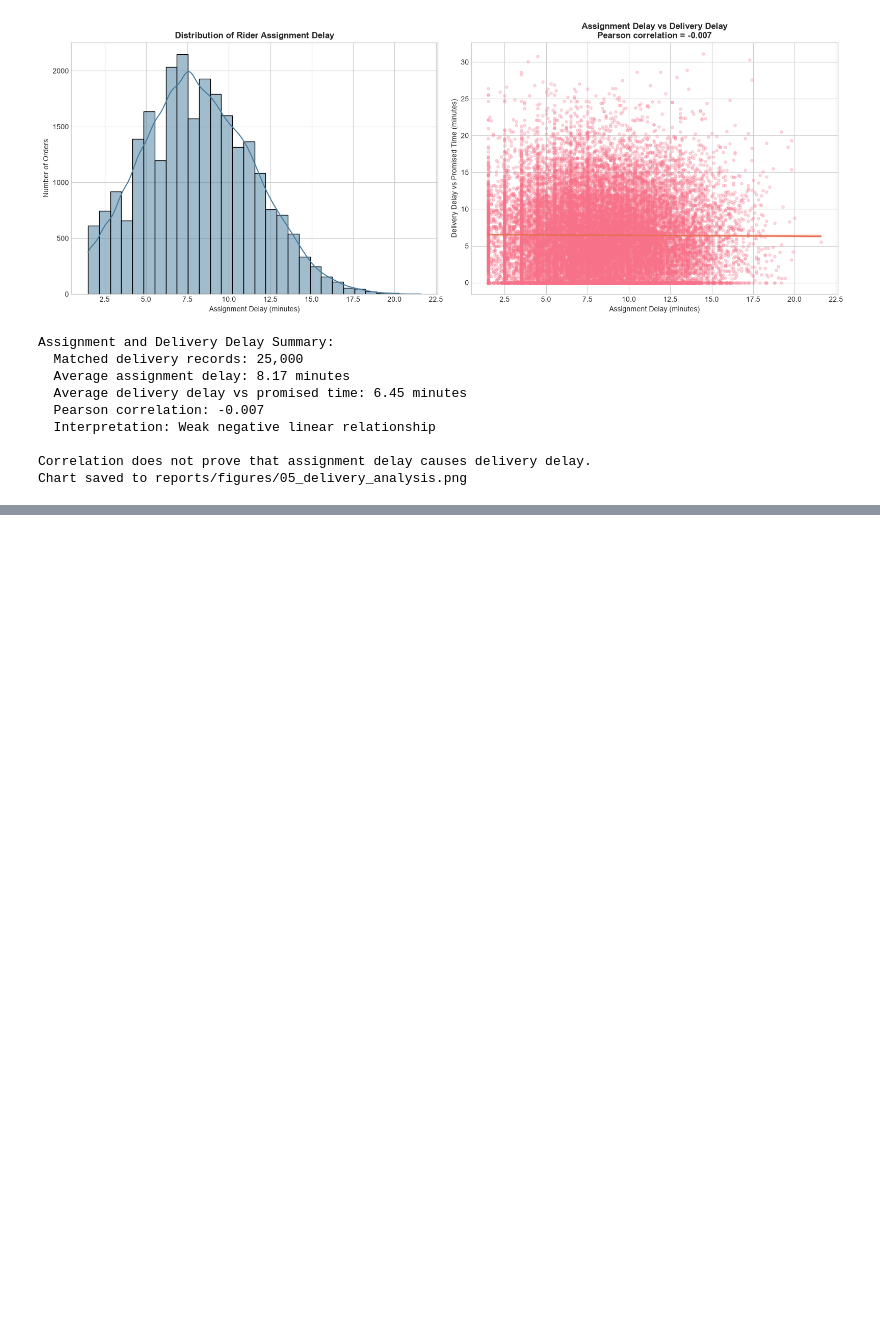
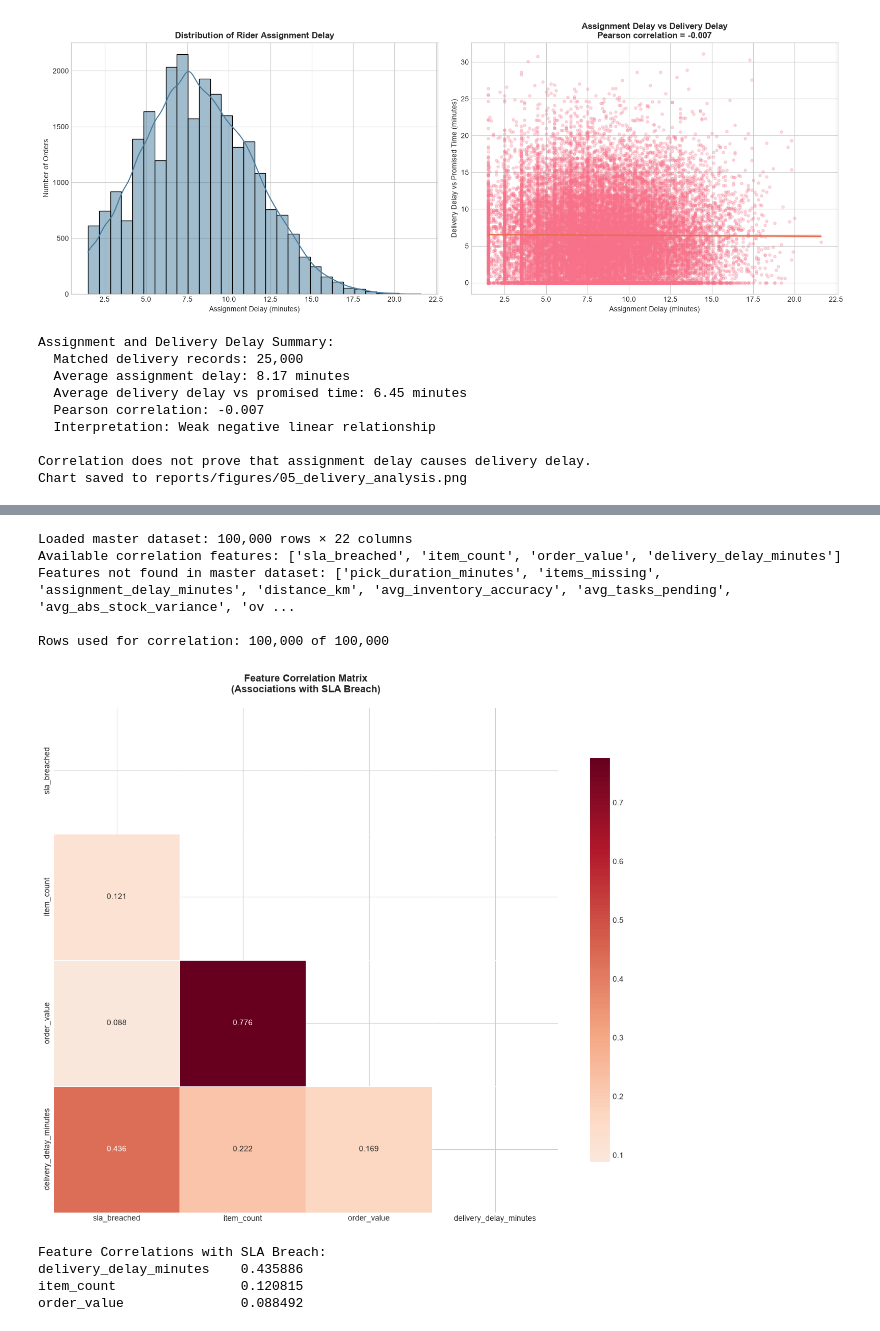
Before and after one commit to Shivyamahajan/macroops-ai, a Jupyter notebook: notebooks/01_EDA.ipynb, the cells around one changed output, grey strips where cells are left out. Cells and saved outputs as stored; diff of their text form; code cells hidden in the pictures; blank space fills up the shorter version.

```diff
--- a/notebooks/01_EDA.ipynb
+++ b/notebooks/01_EDA.ipynb
@@ -583,0 +868,75 @@ Chart saved to reports/figures/05_delivery_analysis.png
+# %%
+# Cell 10 — Correlation Analysis: What Is Associated with SLA Breaches?
+import seaborn as sns
+import numpy as np
+from src.analytics.load_data import load_master
+
+# Load master dataset
+master = load_master()
+
+corr_features = [
+    'sla_breached', 'item_count', 'order_value',
+    'delivery_delay_minutes', 'pick_duration_minutes',
+    'items_missing', 'assignment_delay_minutes', 'distance_km',
+    'avg_inventory_accuracy', 'avg_tasks_pending',
+    'avg_abs_stock_variance', 'overloaded_count'
+]
+
+available = [c for c in corr_features if c in master.columns]
+missing_features = [c for c in corr_features if c not in master.columns]
+
+print("Available correlation features:", available)
+if missing_features:
+    print("Features not found in master dataset:", missing_features)
+
+# Calculate correlations using available numeric features
+corr_df = master[available].select_dtypes(include='number').dropna()
+
+print(f"\nRows used for correlation: {len(corr_df):,} of {len(master):,}")
+
+corr_matrix = corr_df.corr()
+
+fig, ax = plt.subplots(figsize=(12, 10))
+mask = np.triu(np.ones_like(corr_matrix, dtype=bool))
+
+sns.heatmap(
+    corr_matrix, mask=mask,
+    annot=True, fmt='.3f',
+    cmap='RdBu_r', center=0,
+    square=True, linewidths=0.5,
+    ax=ax, cbar_kws={"shrink": 0.8}
+)
+
+ax.set_title(
+    'Feature Correlation Matrix\n'
+    '(Associations with SLA Breach)',
+    fontsize=13, fontweight='bold', pad=20
+)
+
+plt.tight_layout()
+plt.savefig(
+    'reports/figures/09_correlation_matrix.png',
+    dpi=150, bbox_inches='tight'
+)
+plt.show()
+
+# Show correlations with SLA breach specifically
+if 'sla_breached' in corr_matrix.columns:
+    sla_corr = corr_matrix['sla_breached'].drop('sla_breached')
+    sla_corr = sla_corr.sort_values(key=abs, ascending=False)
+
+    print("\nFeature Correlations with SLA Breach:")
+    print(sla_corr.to_string())
+else:
+    print("\nCannot calculate SLA correlations: sla_breached is unavailable.")
+# %% [output]
+Loaded master dataset: 100,000 rows × 22 columns
+Available correlation features: ['sla_breached', 'item_count', 'order_value', 'delivery_delay_minutes']
+Features not found in master dataset: ['pick_duration_minutes', 'items_missing', 'assignment_delay_minutes', 'distance_km', 'avg_inventory_accuracy', 'avg_tasks_pending', 'avg_abs_stock_variance', 'ov ...
+
+Rows used for correlation: 100,000 of 100,000
+[figure, added]
+Feature Correlations with SLA Breach:
+delivery_delay_minutes    0.435886
+item_count                0.120815
+order_value               0.088492
```
Also changed, not shown: parts of 6 cells of this notebook, 7 other files.
